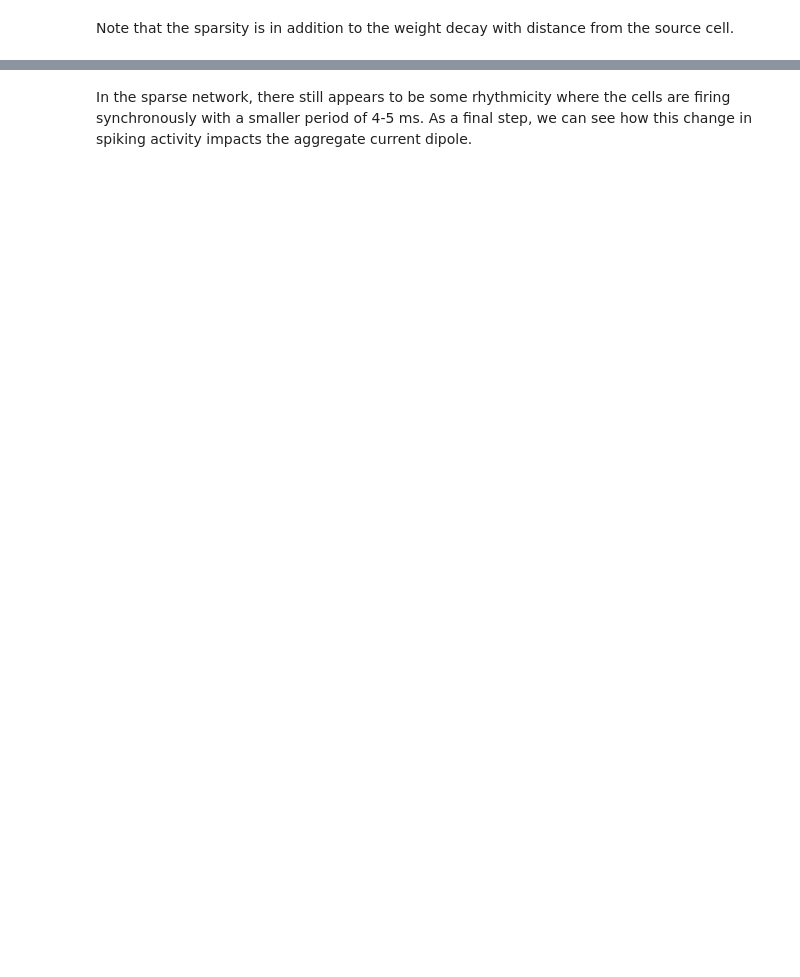
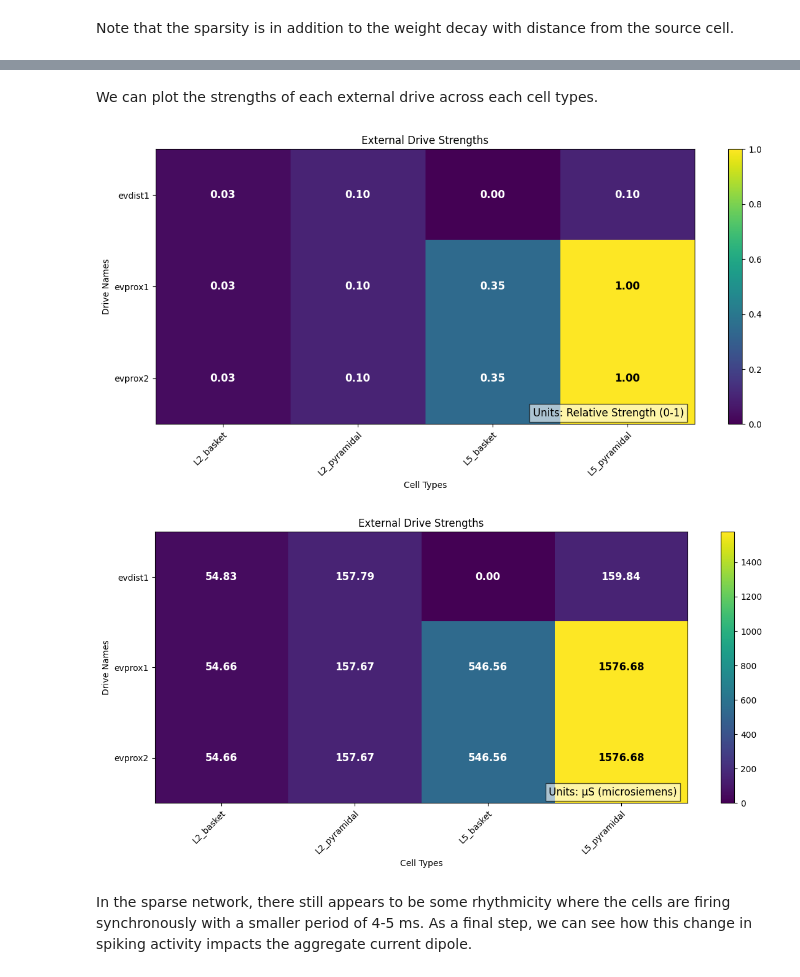
Before and after one commit to dylansdaniels/website_redesign, a Jupyter notebook: content/04_using_hnn/modifying_local_connectivity_notebook.ipynb, the cells around one changed output, grey strips where cells are left out. Drawn from its saved outputs; the diff is of its cells as text; code cells hidden in the pictures; blank space fills up the shorter version.

Commit message:
execute non-opt notebooks externally

```diff
--- a/content/04_using_hnn/modifying_local_connectivity_notebook.ipynb
+++ b/content/04_using_hnn/modifying_local_connectivity_notebook.ipynb
@@ -138,3 +218,16 @@ plt.show()
+# %% [markdown]
+We can plot the strengths of each external drive across each cell types.
+# %%
+# This can be done in a relative way, enabling you to compare the proportion
+# coming from each drive:
+plot_drive_strength(net_erp, show=False)
+
+# Alternatively, you can compare the total amount of each drive in conductance:
+plot_drive_strength(net_erp, normalize=False, show=False)
+plt.show()
+# %% [output]
+[figure, added]
+[figure, added]
 # %% [markdown]
 In the sparse network, there still appears to be some rhythmicity
 where the cells are firing synchronously with a smaller period of 4-5 ms.
```
Also changed, not shown: parts of 9 cells of this notebook, 6 other files.
